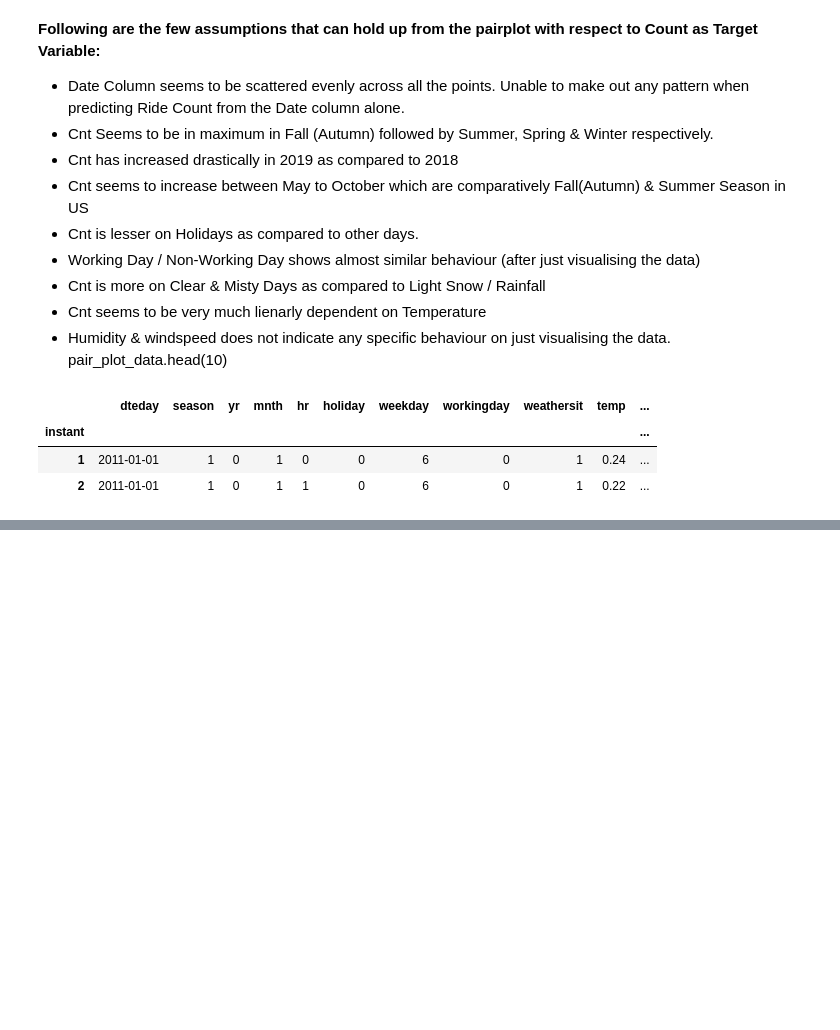
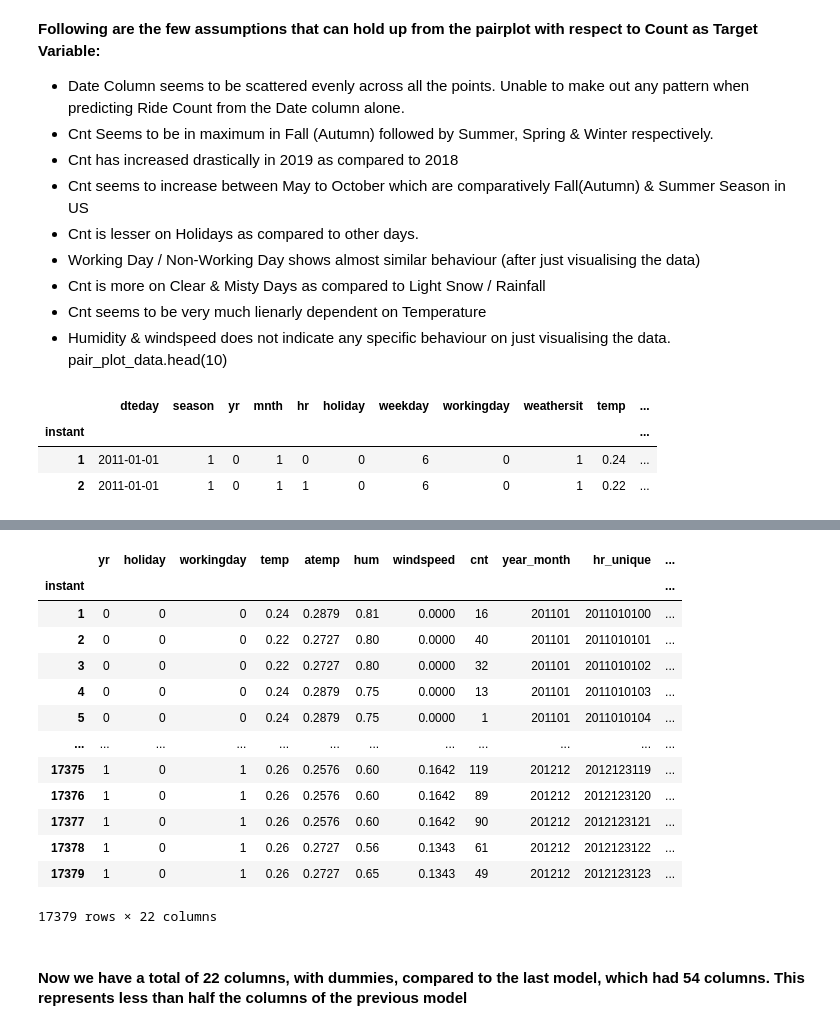
Before and after one commit to maryelo/Bike-sharing-excercise, a Jupyter notebook: Datascience_case_bikesharing_final.ipynb, the cells around one changed output, grey strips where cells are left out. Saved outputs shown, nothing was run; the diff lists cells and outputs as text; code cells hidden in the pictures; blank space fills up the shorter version.

```diff
--- a/ordina_case_bikesharing_soulution2.ipynb
+++ b/Datascience_case_bikesharing_final.ipynb
@@ -1246,0 +959,23 @@ AttributeError: 'DataFrame' object has no attribute 'instant'
+# %%
+# Create dummmies
+dummies=['season','weekday','weathersit']
+bikes_reduce2=pd.get_dummies(data=bikes_reduce, columns=dummies, drop_first=True)
+# %%
+bikes_reduce2
+# %% [output]
+|  | yr | holiday | workingday | temp | atemp | hum | windspeed | cnt | year_month | hr_unique | ... |
+| instant |  |  |  |  |  |  |  |  |  |  | ... |
+| 1 | 0 | 0 | 0 | 0.24 | 0.2879 | 0.81 | 0.0000 | 16 | 201101 | 2011010100 | ... |
+| 2 | 0 | 0 | 0 | 0.22 | 0.2727 | 0.80 | 0.0000 | 40 | 201101 | 2011010101 | ... |
+| 3 | 0 | 0 | 0 | 0.22 | 0.2727 | 0.80 | 0.0000 | 32 | 201101 | 2011010102 | ... |
+| 4 | 0 | 0 | 0 | 0.24 | 0.2879 | 0.75 | 0.0000 | 13 | 201101 | 2011010103 | ... |
+| 5 | 0 | 0 | 0 | 0.24 | 0.2879 | 0.75 | 0.0000 | 1 | 201101 | 2011010104 | ... |
+| ... | ... | ... | ... | ... | ... | ... | ... | ... | ... | ... | ... |
+| 17375 | 1 | 0 | 1 | 0.26 | 0.2576 | 0.60 | 0.1642 | 119 | 201212 | 2012123119 | ... |
+| 17376 | 1 | 0 | 1 | 0.26 | 0.2576 | 0.60 | 0.1642 | 89 | 201212 | 2012123120 | ... |
+| 17377 | 1 | 0 | 1 | 0.26 | 0.2576 | 0.60 | 0.1642 | 90 | 201212 | 2012123121 | ... |
+| 17378 | 1 | 0 | 1 | 0.26 | 0.2727 | 0.56 | 0.1343 | 61 | 201212 | 2012123122 | ... |
+| 17379 | 1 | 0 | 1 | 0.26 | 0.2727 | 0.65 | 0.1343 | 49 | 201212 | 2012123123 | ... |
+17379 rows × 22 columns
+# %% [markdown]
+#### **Now we have a total of 22 columns, with dummies, compared to the last model, which had 54 columns. This represents less than half the columns of the previous model**
```
Also changed, not shown: parts of 107 cells of this notebook.
